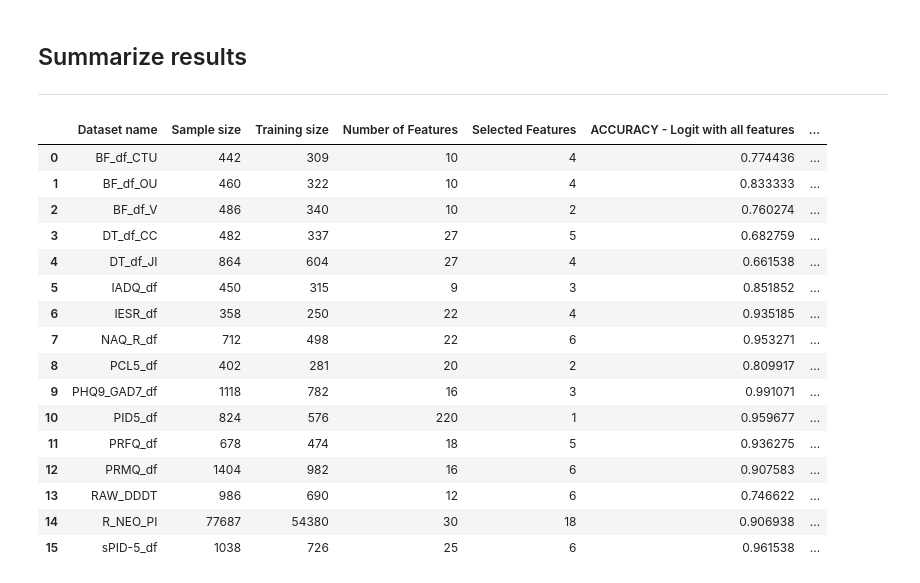
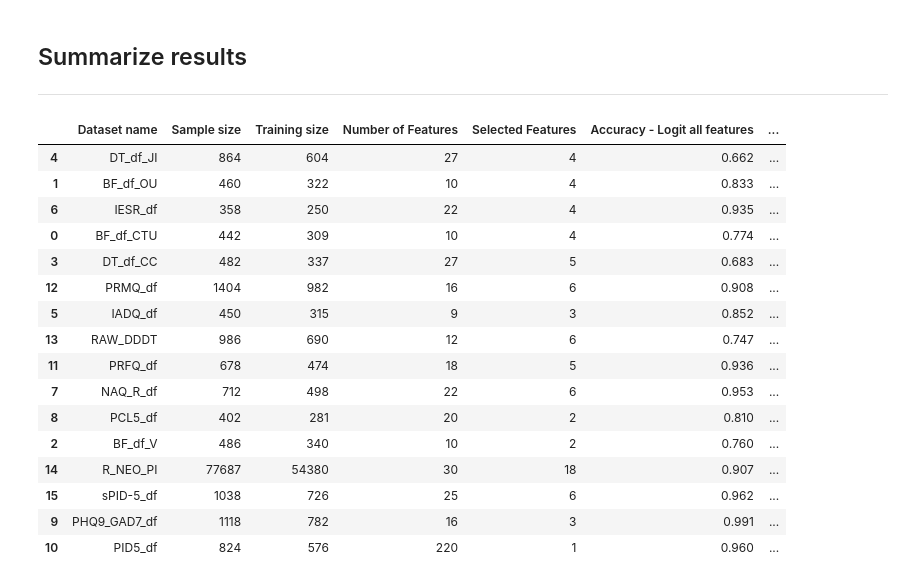
Before and after one commit to MattiaBrocco/Model-agnostic-feature-selection, a Jupyter notebook: CBSD Project MB.ipynb, the cells around one changed output. Saved outputs shown, nothing was run; the diff lists cells and outputs as text; code cells hidden in the pictures.

```diff
--- a/CBSD Project MB.ipynb
+++ b/CBSD Project MB.ipynb
@@ -133,47 +132,51 @@ dtype: float64
 # %%
 summary = []
 for k, v in data_collection.items():
 
     # Dataset name
     # Sample size
     # Training size
     # Initial number of features
     # Selected features
     # ACCURACY: Full Logit
     # ACCURACY: Logistic Regression
     # ACCURACY: SVC
     # ACCURACY: Random Forest
     # ACCURACY: Neural Network
     # Average accuracy (full logit excluded)
     # Accuracy Standard deviation (full logit excluded)
+    # Decreased accuracy (mean) w.r.t. full logit
 
     summary += [[k, len(v[2]) + len(v[3]), len(v[2]),
                  v[0].shape[1], len(v[4]["Features"]),
-                 *v[5].tolist(), v[5][1:].mean(), v[5][1:].std()]]
+                 *v[5].tolist(), v[5][1:].mean(), v[5][1:].std(),
+                 v[5][1:].mean() - v[5].tolist()[0]]]
 
 summary = pd.DataFrame(summary,
                        columns = ["Dataset name", "Sample size", "Training size", "Number of Features",
-                                  "Selected Features", "ACCURACY - Logit with all features",
-                                  "ACCURACY - Logistic Regression", "ACCURACY - SVM", "ACCURACY - Random Forest",
-                                  "ACCURACY - Neural Network", "Average Accuracy on selected features",
-                                  "Accuracy std on selected features"])
+                                  "Selected Features", "Accuracy - Logit all features",
+                                  "Accuracy - Logit", "Accuracy - SVM", "Accuracy - RF",
+                                  "Accuracy - MLP", "Avg Acc. on selected features",
+                                  "Accuracy Std on selected features", "Acc. diff. wrt Full logit"])
 
-summary
+summary = summary.applymap(lambda v: v if isinstance(v, str) else round(v, 3))
+
+summary.sort_values("Accuracy Std on selected features", ascending = False)
 # %% [output]
-|  | Dataset name | Sample size | Training size | Number of Features | Selected Features | ACCURACY - Logit with all features | ... |
-| 0 | BF_df_CTU | 442 | 309 | 10 | 4 | 0.774436 | ... |
-| 1 | BF_df_OU | 460 | 322 | 10 | 4 | 0.833333 | ... |
-| 2 | BF_df_V | 486 | 340 | 10 | 2 | 0.760274 | ... |
-| 3 | DT_df_CC | 482 | 337 | 27 | 5 | 0.682759 | ... |
-| 4 | DT_df_JI | 864 | 604 | 27 | 4 | 0.661538 | ... |
-| 5 | IADQ_df | 450 | 315 | 9 | 3 | 0.851852 | ... |
-| 6 | IESR_df | 358 | 250 | 22 | 4 | 0.935185 | ... |
-| 7 | NAQ_R_df | 712 | 498 | 22 | 6 | 0.953271 | ... |
-| 8 | PCL5_df | 402 | 281 | 20 | 2 | 0.809917 | ... |
-| 9 | PHQ9_GAD7_df | 1118 | 782 | 16 | 3 | 0.991071 | ... |
-| 10 | PID5_df | 824 | 576 | 220 | 1 | 0.959677 | ... |
-| 11 | PRFQ_df | 678 | 474 | 18 | 5 | 0.936275 | ... |
-| 12 | PRMQ_df | 1404 | 982 | 16 | 6 | 0.907583 | ... |
-| 13 | RAW_DDDT | 986 | 690 | 12 | 6 | 0.746622 | ... |
-| 14 | R_NEO_PI | 77687 | 54380 | 30 | 18 | 0.906938 | ... |
-| 15 | sPID-5_df | 1038 | 726 | 25 | 6 | 0.961538 | ... |
+|  | Dataset name | Sample size | Training size | Number of Features | Selected Features | Accuracy - Logit all features | ... |
+| 4 | DT_df_JI | 864 | 604 | 27 | 4 | 0.662 | ... |
+| 1 | BF_df_OU | 460 | 322 | 10 | 4 | 0.833 | ... |
+| 6 | IESR_df | 358 | 250 | 22 | 4 | 0.935 | ... |
+| 0 | BF_df_CTU | 442 | 309 | 10 | 4 | 0.774 | ... |
+| 3 | DT_df_CC | 482 | 337 | 27 | 5 | 0.683 | ... |
+| 12 | PRMQ_df | 1404 | 982 | 16 | 6 | 0.908 | ... |
+| 5 | IADQ_df | 450 | 315 | 9 | 3 | 0.852 | ... |
+| 13 | RAW_DDDT | 986 | 690 | 12 | 6 | 0.747 | ... |
+| 11 | PRFQ_df | 678 | 474 | 18 | 5 | 0.936 | ... |
+| 7 | NAQ_R_df | 712 | 498 | 22 | 6 | 0.953 | ... |
+| 8 | PCL5_df | 402 | 281 | 20 | 2 | 0.810 | ... |
+| 2 | BF_df_V | 486 | 340 | 10 | 2 | 0.760 | ... |
+| 14 | R_NEO_PI | 77687 | 54380 | 30 | 18 | 0.907 | ... |
+| 15 | sPID-5_df | 1038 | 726 | 25 | 6 | 0.962 | ... |
+| 9 | PHQ9_GAD7_df | 1118 | 782 | 16 | 3 | 0.991 | ... |
+| 10 | PID5_df | 824 | 576 | 220 | 1 | 0.960 | ... |
```
Also changed, not shown: parts of 4 cells of this notebook, 2 other files.
